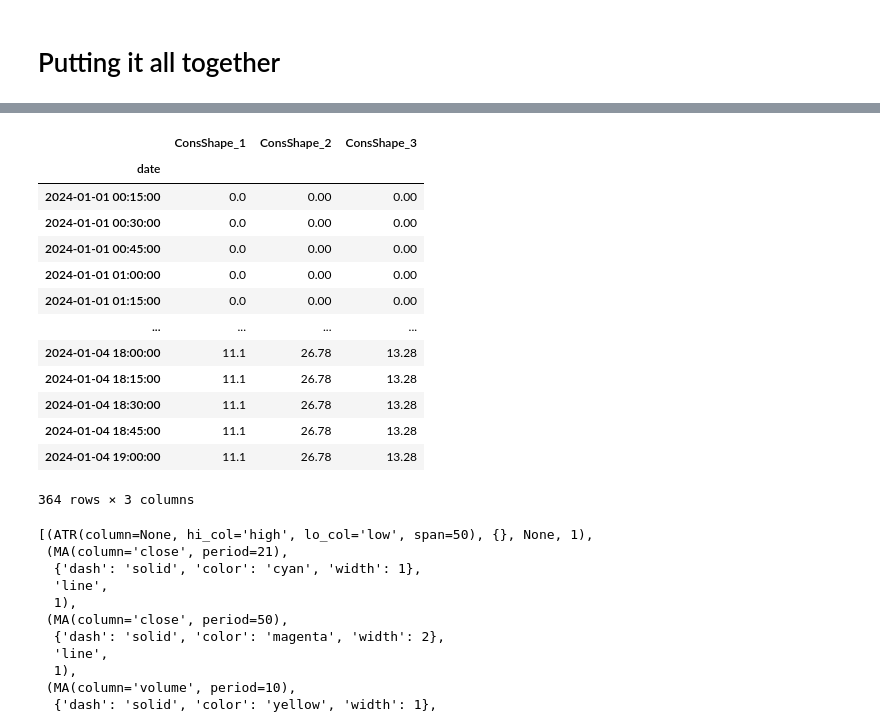
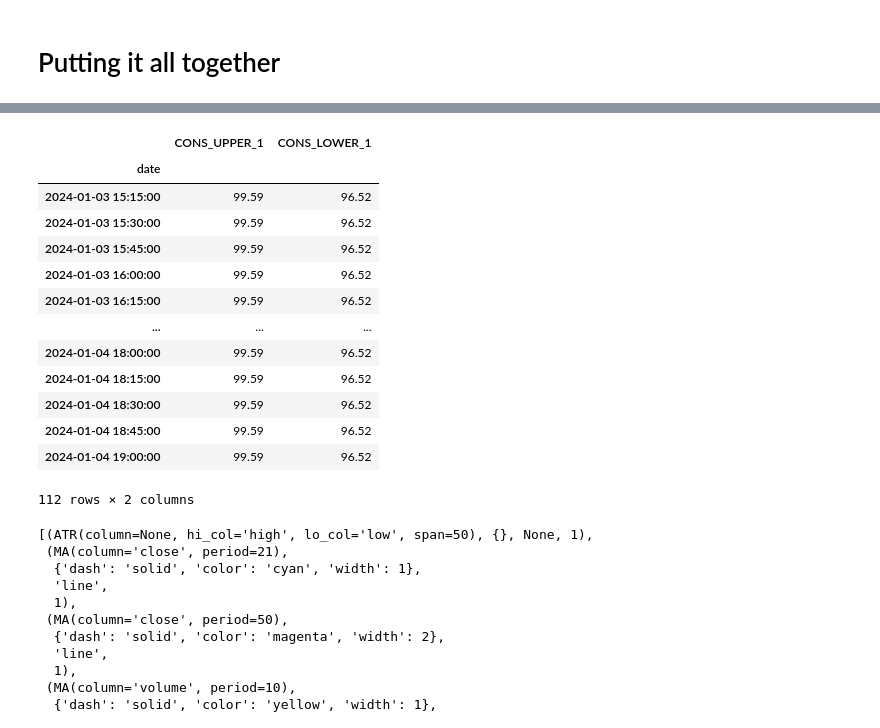
Before and after one commit to Design-01/stockbot_4, a Jupyter notebook: frames.ipynb, the cells around one changed output, grey strips where cells are left out. Cells and saved outputs as stored; diff of their text form; code cells hidden in the pictures.

```diff
--- a/frames.ipynb
+++ b/frames.ipynb
@@ -40,7 +40,7 @@ f.load_ohlcv(ohlcv)
 f.add_ta(ta.ATR(span=50), {'dash': 'solid', 'color': 'cyan', 'width': 1}, row=3, chart_type='line')
 # f.add_ta(ta.MA('close', 9),  {'dash': 'solid', 'color': 'magenta', 'width': 2}) # appends ta to the ta list
 # f.add_ta(ta.MA('close', 21), {'dash': 'solid', 'color': 'cyan', 'width': 1})
-# f.add_ta(ta.MA('close', 50), {'dash': 'solid', 'color': 'magenta', 'width': 2})
+f.add_ta(ta.MA('close', 50), {'dash': 'solid', 'color': 'magenta', 'width': 2})
 # f.add_ta(ta.MA('volume', 10), {'dash': 'solid', 'color': 'yellow', 'width': 1}, row=2)
 # f.add_ta(ta.MACD(fast=12, slow=26, signal=9) ,
 #          [{'dash': 'solid', 'color': 'purple', 'width': 2}, # MACD
@@ -101,11 +101,19 @@ colours = ['blue', 'yellow', 'green', 'red', 'orange', 'magenta', 'cyan', 'purpl
 #               [{'dash': 'solid', 'color': color, 'width': 1} for color in colours],
 #               chart_type = 'lines+markers', row=4) # count touches signal
 
-f.add_ta(sig.LineLengths(normRange=(0,100), lookBack=periods-1, columnStartsWith='MTREND_UP', minBars=10),
-              [{'dash': 'solid', 'color': color, 'width': 1} for color in colours],
-              chart_type = 'lines+markers', row=4) # count touches signal
+# f.add_ta(sig.LineLengths(normRange=(0,100), lookBack=periods-1, columnStartsWith='MTREND_UP', minBars=10),
+#               [{'dash': 'solid', 'color': color, 'width': 1} for color in colours],
+#               chart_type = 'lines+markers', row=4) # count touches signal
 
-f.add_ta(sig.ConsolidationShape(normRange=(0,100), consUpperCol='CONS_UPPER', consLowerCol='CONS_LOWER', atrCol='ATR_50', minBars=10, lookBack=periods-1),
+# f.add_ta(sig.ConsolidationShape(normRange=(0,100), consUpperCol='CONS_UPPER', consLowerCol='CONS_LOWER', atrCol='ATR_50', minBars=10, lookBack=periods-1),
+#               [{'dash': 'solid', 'color': color, 'width': 1} for color in colours],
+#               chart_type = 'line', row=4) # count
+
+# f.add_ta(sig.ConsolidationPosition(normRange=(0,100), consUpperCol='CONS_UPPER', consLowerCol='CONS_LOWER', lookBack=periods-1),
+#               [{'dash': 'solid', 'color': color, 'width': 1} for color in colours],
+#               chart_type = 'line', row=4) # count
+
+f.add_ta(sig.ConsolidationPreMove(normRange=(0,15), consUpperCol='CONS_UPPER', consLowerCol='CONS_LOWER', maCol='MA_cl_50', atrCol='ATR_50', lookBack=periods-1),
               [{'dash': 'solid', 'color': color, 'width': 1} for color in colours],
               chart_type = 'line', row=4) # count
 
@@ -248,6 +256,6 @@ Do not worry about tolerances and touch points for now.
   """
 
 # name = f"{self.name}_{self.slopeDir.upper()}_{i+1}"
-cols = [c for c in f.data.columns if 'ConsShape' in c]
+cols = [c for c in f.data.columns if 'CONS' in c]
 f.data[cols].dropna(how='all')
 # %% [output]
@@ -255,17 +265,17 @@ f.data[cols].dropna(how='all')
-|  | ConsShape_1 | ConsShape_2 | ConsShape_3 |
-| date |  |  |  |
-| 2024-01-01 00:15:00 | 0.0 | 0.00 | 0.00 |
-| 2024-01-01 00:30:00 | 0.0 | 0.00 | 0.00 |
-| 2024-01-01 00:45:00 | 0.0 | 0.00 | 0.00 |
-| 2024-01-01 01:00:00 | 0.0 | 0.00 | 0.00 |
-| 2024-01-01 01:15:00 | 0.0 | 0.00 | 0.00 |
-| ... | ... | ... | ... |
-| 2024-01-04 18:00:00 | 11.1 | 26.78 | 13.28 |
-| 2024-01-04 18:15:00 | 11.1 | 26.78 | 13.28 |
-| 2024-01-04 18:30:00 | 11.1 | 26.78 | 13.28 |
-| 2024-01-04 18:45:00 | 11.1 | 26.78 | 13.28 |
-| 2024-01-04 19:00:00 | 11.1 | 26.78 | 13.28 |
+|  | CONS_UPPER_1 | CONS_LOWER_1 |
+| date |  |  |
+| 2024-01-03 15:15:00 | 99.59 | 96.52 |
+| 2024-01-03 15:30:00 | 99.59 | 96.52 |
+| 2024-01-03 15:45:00 | 99.59 | 96.52 |
+| 2024-01-03 16:00:00 | 99.59 | 96.52 |
+| 2024-01-03 16:15:00 | 99.59 | 96.52 |
+| ... | ... | ... |
+| 2024-01-04 18:00:00 | 99.59 | 96.52 |
+| 2024-01-04 18:15:00 | 99.59 | 96.52 |
+| 2024-01-04 18:30:00 | 99.59 | 96.52 |
+| 2024-01-04 18:45:00 | 99.59 | 96.52 |
+| 2024-01-04 19:00:00 | 99.59 | 96.52 |
-364 rows × 3 columns
+112 rows × 2 columns
 # %%
 
 """What is a touch? (if line is support)
```
Also changed, not shown: parts of 1 cell of this notebook, 1 other file.
